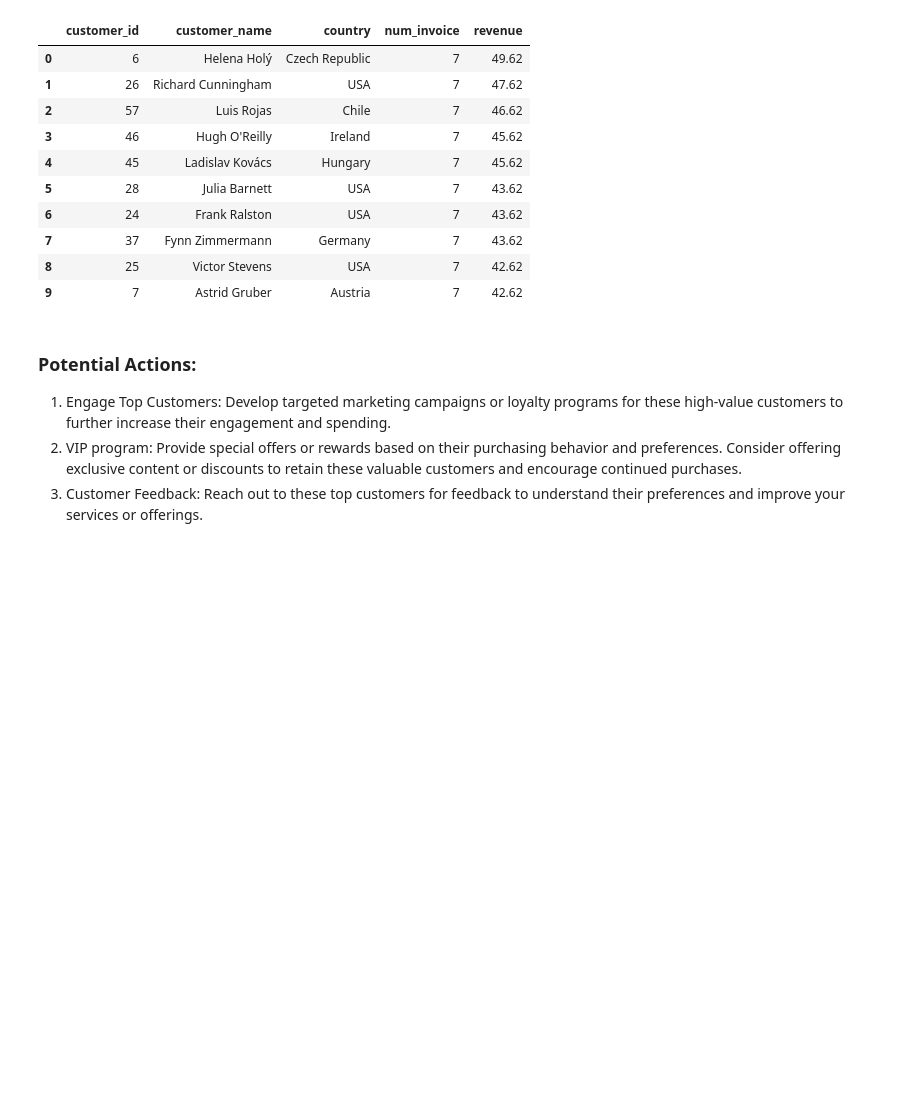
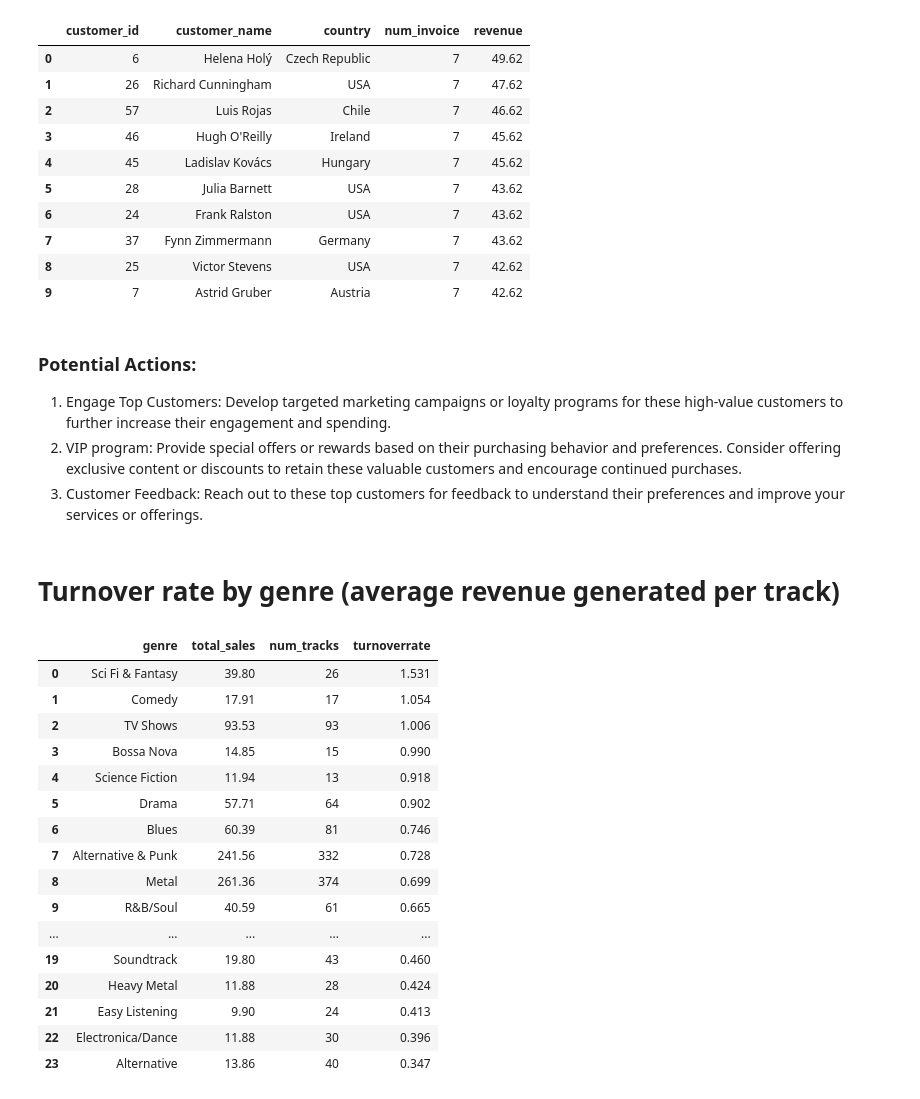
Before and after one commit to chiranjivsethi/Chinook-Data-Analysis, a Jupyter notebook: Analysis.ipynb, the cells around one changed output. Cells and saved outputs as stored; diff of their text form; code cells hidden in the pictures; blank space fills up the shorter version.

```diff
--- a/Analysis.ipynb
+++ b/Analysis.ipynb
@@ -201,3 +200,44 @@ df
 1. Engage Top Customers: Develop targeted marketing campaigns or loyalty programs for these high-value customers to further increase their engagement and spending.
 2. VIP program: Provide special offers or rewards based on their purchasing behavior and preferences. Consider offering exclusive content or discounts to retain these valuable customers and encourage continued purchases.
 3. Customer Feedback: Reach out to these top customers for feedback to understand their preferences and improve your services or offerings.
+# %% [markdown]
+# Turnover rate by genre (average revenue generated per track)
+# %%
+df = pd.read_sql_query('''WITH Sales AS (
+  SELECT g.genre_id, SUM(il.unit_price * il.quantity) AS total_sales
+	FROM invoice_line il
+	JOIN track t ON il.track_id = t.track_id
+	JOIN genre g ON t.genre_id = g.genre_id
+	GROUP BY g.genre_id
+),
+Inventory AS (
+	SELECT g.genre_id, COUNT(t.track_id) AS num_tracks
+	FROM track t
+	JOIN genre g ON t.genre_id = g.genre_id
+	GROUP BY g.genre_id
+)
+
+SELECT g.name AS genre, s.total_sales, i.num_tracks, ROUND(s.total_sales/ i.num_tracks, 3) AS turnoverrate
+FROM Sales s
+JOIN Inventory i ON s.genre_id = i.genre_id
+JOIN genre g ON s.genre_id = g.genre_id
+ORDER BY turnoverrate DESC''', conn)
+df
+# %% [output]
+|  | genre | total_sales | num_tracks | turnoverrate |
+| 0 | Sci Fi & Fantasy | 39.80 | 26 | 1.531 |
+| 1 | Comedy | 17.91 | 17 | 1.054 |
+| 2 | TV Shows | 93.53 | 93 | 1.006 |
+| 3 | Bossa Nova | 14.85 | 15 | 0.990 |
+| 4 | Science Fiction | 11.94 | 13 | 0.918 |
+| 5 | Drama | 57.71 | 64 | 0.902 |
+| 6 | Blues | 60.39 | 81 | 0.746 |
+| 7 | Alternative & Punk | 241.56 | 332 | 0.728 |
+| 8 | Metal | 261.36 | 374 | 0.699 |
+| 9 | R&B/Soul | 40.59 | 61 | 0.665 |
+| ... | ... | ... | ... | ... |
+| 19 | Soundtrack | 19.80 | 43 | 0.460 |
+| 20 | Heavy Metal | 11.88 | 28 | 0.424 |
+| 21 | Easy Listening | 9.90 | 24 | 0.413 |
+| 22 | Electronica/Dance | 11.88 | 30 | 0.396 |
+| 23 | Alternative | 13.86 | 40 | 0.347 |
```
Also changed, not shown: parts of 9 cells of this notebook.
